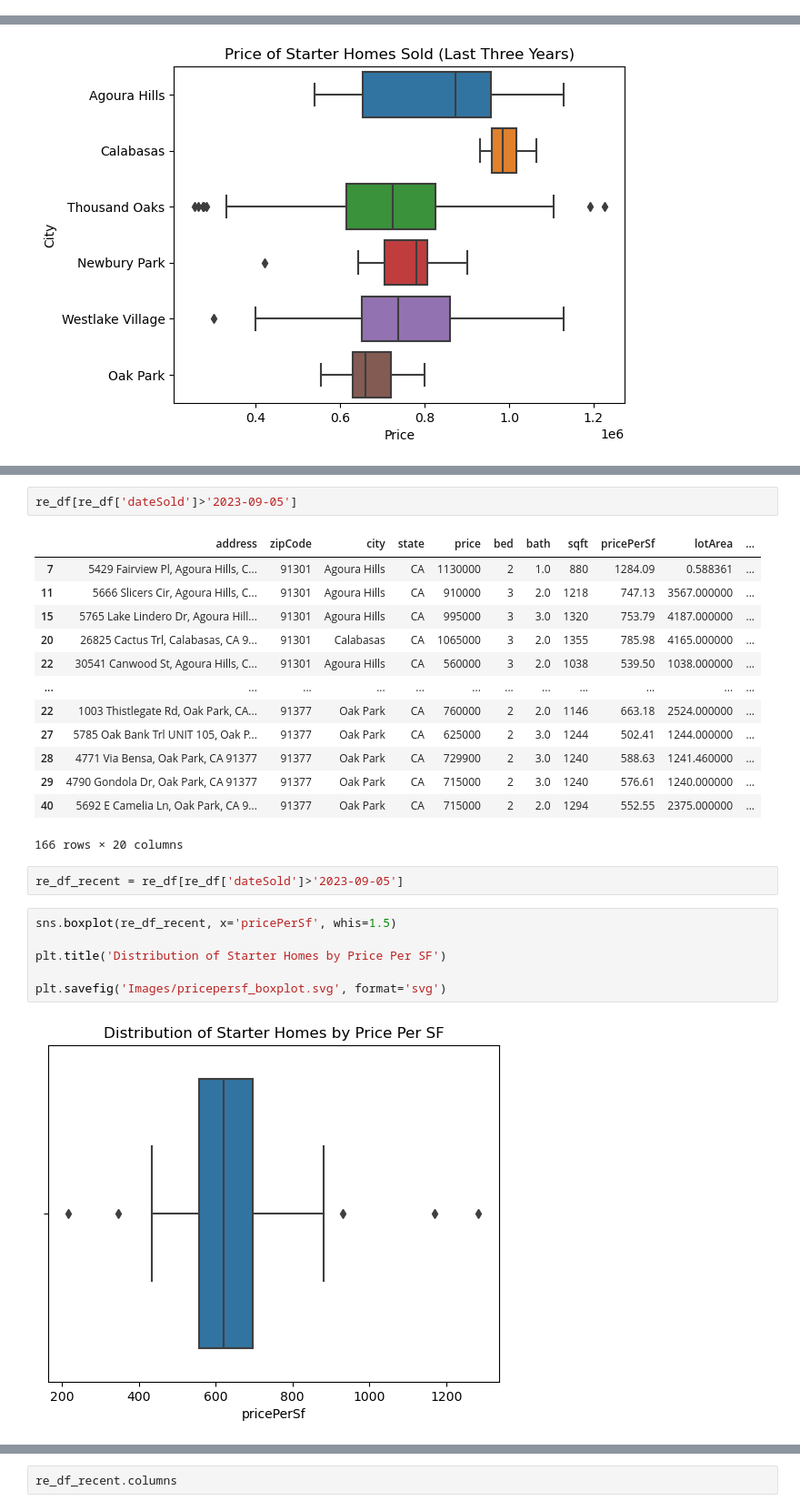
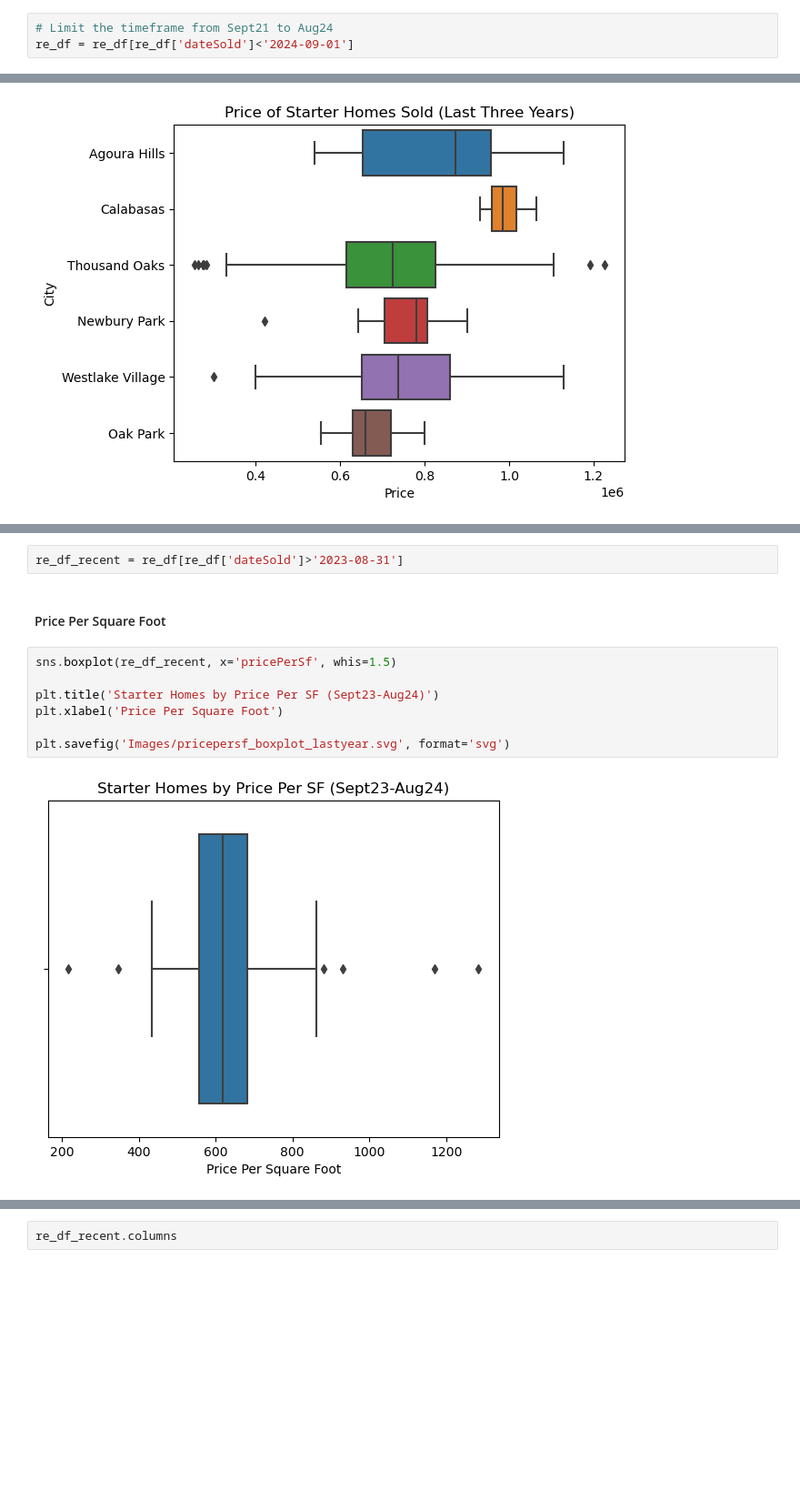
Before and after one commit to StarkArk/Local_Real_Estate_Analysis, a Jupyter notebook: real_estate_eda.ipynb, the cells around one changed output, grey strips where cells are left out. Shown: that part at 91% size. Saved outputs shown, nothing was run; the diff lists cells and outputs as text; blank space fills up the shorter version.

```diff
--- a/real_estate_eda.ipynb
+++ b/real_estate_eda.ipynb
@@ -119,3 +134,6 @@ re_df = re_df[re_df['price']<1250000]
 re_df.shape
 # %% [output]
 (563, 20)
+# %%
+# Limit the timeframe from Sept21 to Aug24
+re_df = re_df[re_df['dateSold']<'2024-09-01']
@@ -148,26 +182,13 @@ sns.histplot(re_df['price'][re_df['dateSold']>'2023-08-31'], bins=25)
-# %%
-re_df[re_df['dateSold']>'2023-09-05']
-# %% [output]
-|  | address | zipCode | city | state | price | bed | bath | sqft | pricePerSf | lotArea | ... |
-| 7 | 5429 Fairview Pl, Agoura Hills, C... | 91301 | Agoura Hills | CA | 1130000 | 2 | 1.0 | 880 | 1284.09 | 0.588361 | ... |
-| 11 | 5666 Slicers Cir, Agoura Hills, C... | 91301 | Agoura Hills | CA | 910000 | 3 | 2.0 | 1218 | 747.13 | 3567.000000 | ... |
-| 15 | 5765 Lake Lindero Dr, Agoura Hill... | 91301 | Agoura Hills | CA | 995000 | 3 | 3.0 | 1320 | 753.79 | 4187.000000 | ... |
-| 20 | 26825 Cactus Trl, Calabasas, CA 9... | 91301 | Calabasas | CA | 1065000 | 3 | 2.0 | 1355 | 785.98 | 4165.000000 | ... |
-| 22 | 30541 Canwood St, Agoura Hills, C... | 91301 | Agoura Hills | CA | 560000 | 3 | 2.0 | 1038 | 539.50 | 1038.000000 | ... |
-| ... | ... | ... | ... | ... | ... | ... | ... | ... | ... | ... | ... |
-| 22 | 1003 Thistlegate Rd, Oak Park, CA... | 91377 | Oak Park | CA | 760000 | 2 | 2.0 | 1146 | 663.18 | 2524.000000 | ... |
-| 27 | 5785 Oak Bank Trl UNIT 105, Oak P... | 91377 | Oak Park | CA | 625000 | 2 | 3.0 | 1244 | 502.41 | 1244.000000 | ... |
-| 28 | 4771 Via Bensa, Oak Park, CA 91377 | 91377 | Oak Park | CA | 729900 | 2 | 3.0 | 1240 | 588.63 | 1241.460000 | ... |
-| 29 | 4790 Gondola Dr, Oak Park, CA 91377 | 91377 | Oak Park | CA | 715000 | 2 | 3.0 | 1240 | 576.61 | 1240.000000 | ... |
-| 40 | 5692 E Camelia Ln, Oak Park, CA 9... | 91377 | Oak Park | CA | 715000 | 2 | 2.0 | 1294 | 552.55 | 2375.000000 | ... |
-166 rows × 20 columns
 # %%
-re_df_recent = re_df[re_df['dateSold']>'2023-09-05']
+re_df_recent = re_df[re_df['dateSold']>'2023-08-31']
+# %% [markdown]
+#### Price Per Square Foot
 # %%
 sns.boxplot(re_df_recent, x='pricePerSf', whis=1.5)
 
-plt.title('Distribution of Starter Homes by Price Per SF')
+plt.title('Starter Homes by Price Per SF (Sept23-Aug24)')
+plt.xlabel('Price Per Square Foot')
 
-plt.savefig('Images/pricepersf_boxplot.svg', format='svg')
+plt.savefig('Images/pricepersf_boxplot_lastyear.svg', format='svg')
 # %% [output]
-[figure, old version]
+[figure, new version]
```
Also changed, not shown: parts of 46 cells of this notebook, 9 other files.
